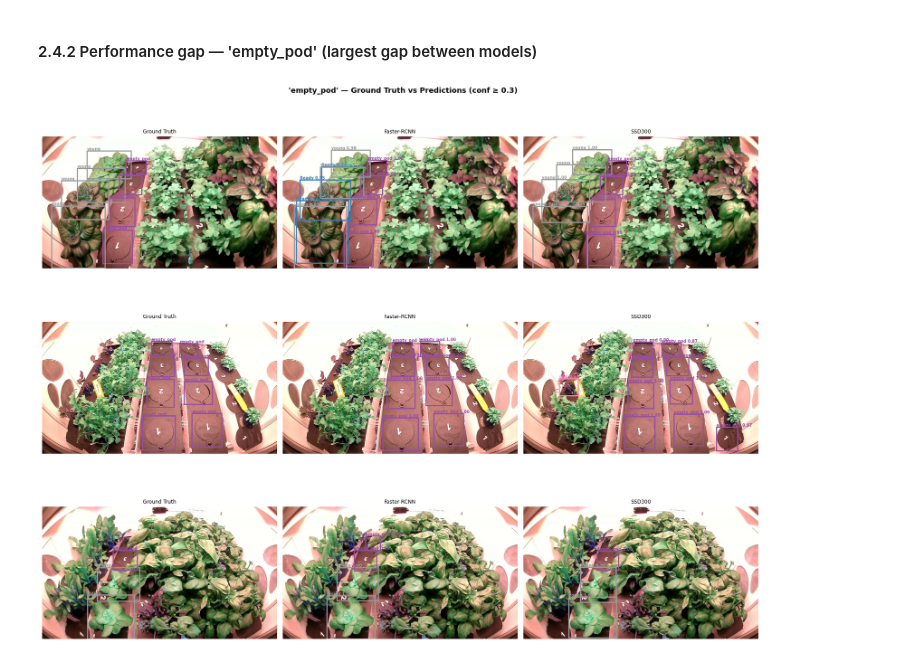
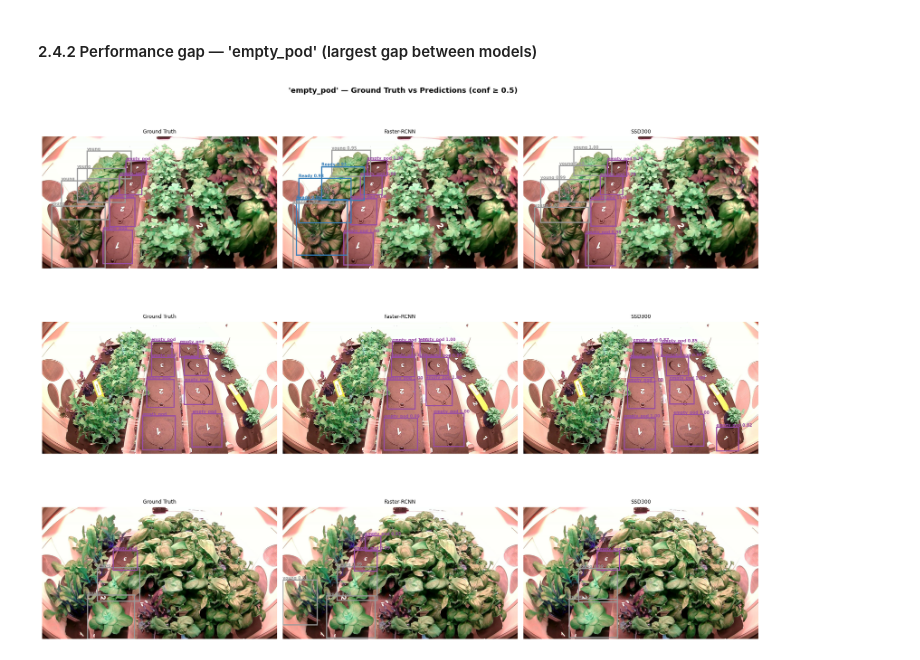
Before and after one commit to llravelo/42028-deep-learning-at02, a Jupyter notebook: A2_Detection_P1_Training.ipynb, the cells around one changed output. Drawn from its saved outputs; the diff is of its cells as text; code cells hidden in the pictures.

```diff
--- a/A2_Detection_P1_Training.ipynb
+++ b/A2_Detection_P1_Training.ipynb
@@ -606,8 +613,8 @@ plot_class_predictions(
 # %%
 # 'empty_pod' shows the largest per-class gap between models (FRCNN ~0.72, SSD ~0.64)
 plot_class_predictions(
     {"Faster-RCNN": model, "SSD300": ssd_model},
-    test_ds, "empty_pod", n=3
+    test_ds, "empty_pod", n=3, conf=0.5
 )
 # %% [output]
-[figure, old version]
+[figure, new version]
```
Also changed, not shown: parts of 14 cells of this notebook.
